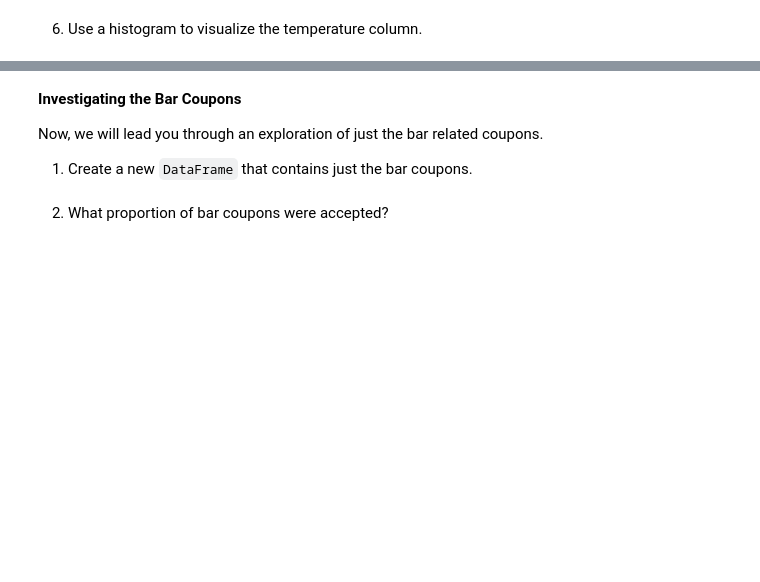
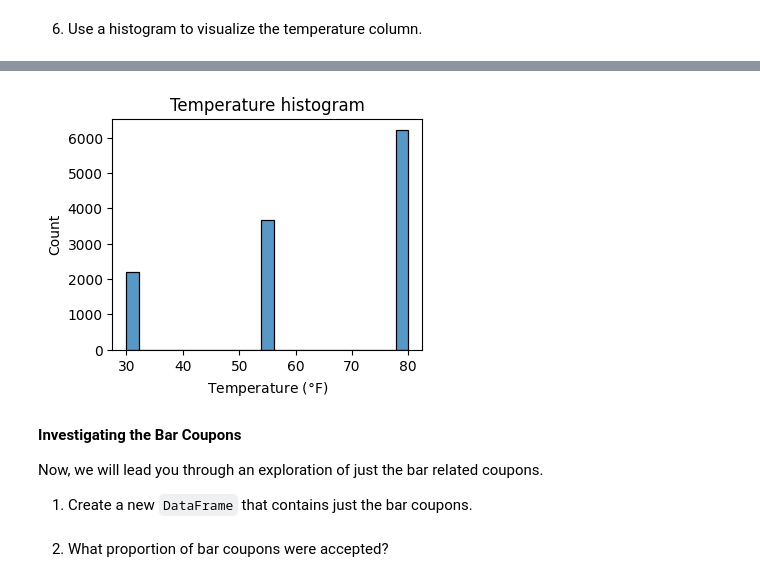
Before and after one commit to hpmartins/mlai-ucb-codes, a Jupyter notebook: practical_applications/module_5/module_5_application.ipynb, the cells around one changed output, grey strips where cells are left out. Cells and saved outputs as stored; diff of their text form; code cells hidden in the pictures; blank space fills up the shorter version.

```diff
--- a/practical_applications/module_5/module_5_application.ipynb
+++ b/practical_applications/module_5/module_5_application.ipynb
@@ -118,3 +207,11 @@ data[data.isnull()]
+# %%
+plt.figure(figsize=(4,3))
+sns.histplot(df, x = 'temperature')
+plt.title('Temperature histogram')
+plt.xlabel('Temperature ($\degree$F)')
+plt.show()
+# %% [output]
+[figure, added]
 # %% [markdown]
 **Investigating the Bar Coupons**
 
```
Also changed, not shown: parts of 43 cells of this notebook, 1 other file.
